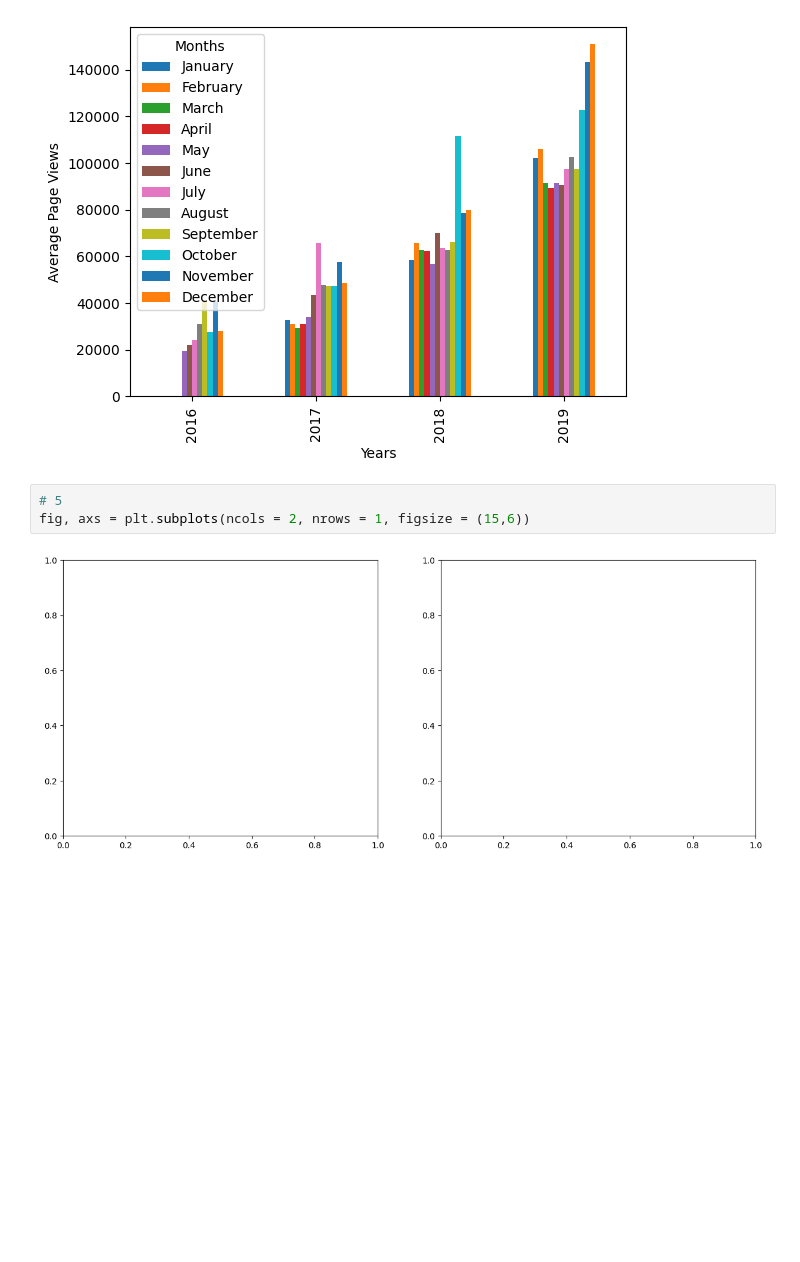
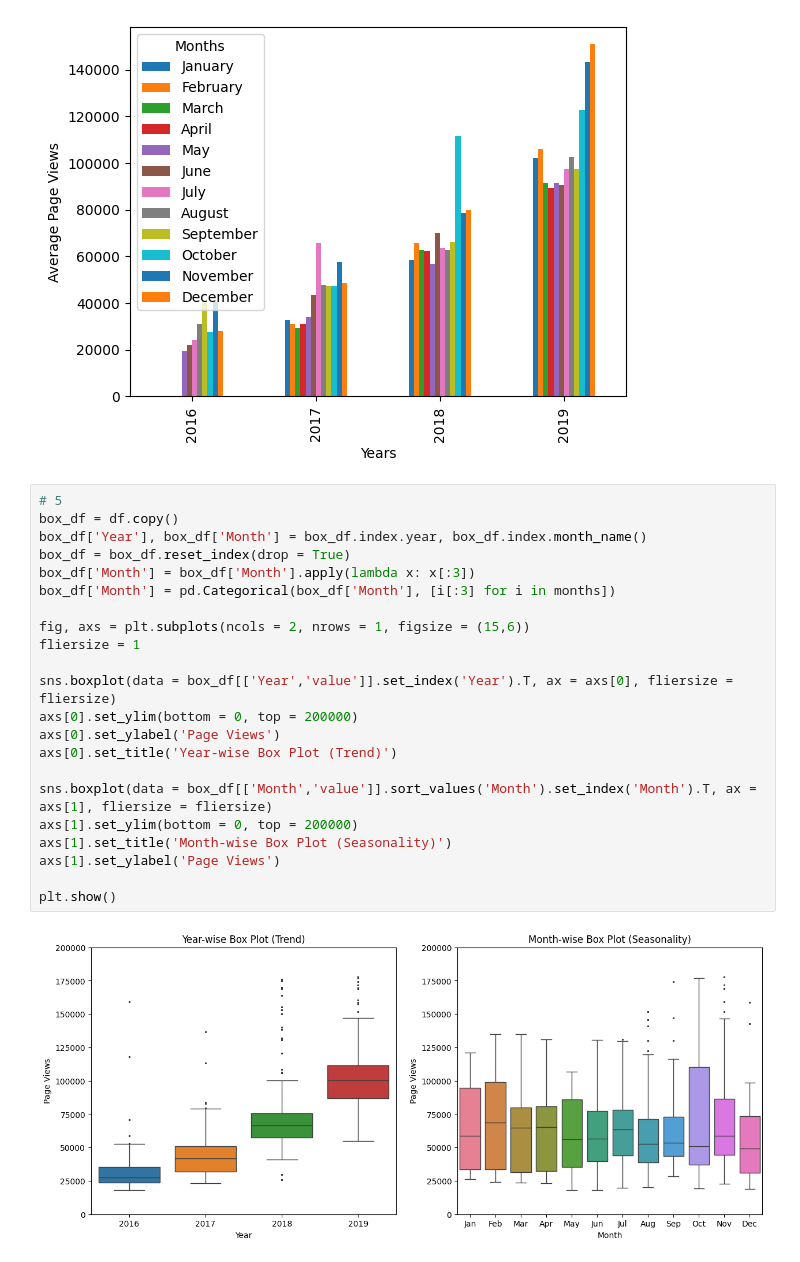
Before and after one commit to Kyo-Fox22/boilerplate-page-view-time-series-visualizer, a Jupyter notebook: test.ipynb, the cells around one changed output. Cells and saved outputs as stored; diff of their text form; blank space fills up the shorter version.

```diff
--- a/test.ipynb
+++ b/test.ipynb
@@ -171,6 +171,25 @@ bar_df.plot.bar(
 [figure]
 # %%
 # 5
+box_df = df.copy()
+box_df['Year'], box_df['Month'] = box_df.index.year, box_df.index.month_name()
+box_df = box_df.reset_index(drop = True)
+box_df['Month'] = box_df['Month'].apply(lambda x: x[:3])
+box_df['Month'] = pd.Categorical(box_df['Month'], [i[:3] for i in months])
+
 fig, axs = plt.subplots(ncols = 2, nrows = 1, figsize = (15,6))
+fliersize = 1
+
+sns.boxplot(data = box_df[['Year','value']].set_index('Year').T, ax = axs[0], fliersize = fliersize)
+axs[0].set_ylim(bottom = 0, top = 200000)
+axs[0].set_ylabel('Page Views')
+axs[0].set_title('Year-wise Box Plot (Trend)')
+
+sns.boxplot(data = box_df[['Month','value']].sort_values('Month').set_index('Month').T, ax = axs[1], fliersize = fliersize)
+axs[1].set_ylim(bottom = 0, top = 200000)
+axs[1].set_title('Month-wise Box Plot (Seasonality)')
+axs[1].set_ylabel('Page Views')
+
+plt.show()
 # %% [output]
-[figure, old version]
+[figure, new version]
```
Also changed, not shown: parts of 3 cells of this notebook.
